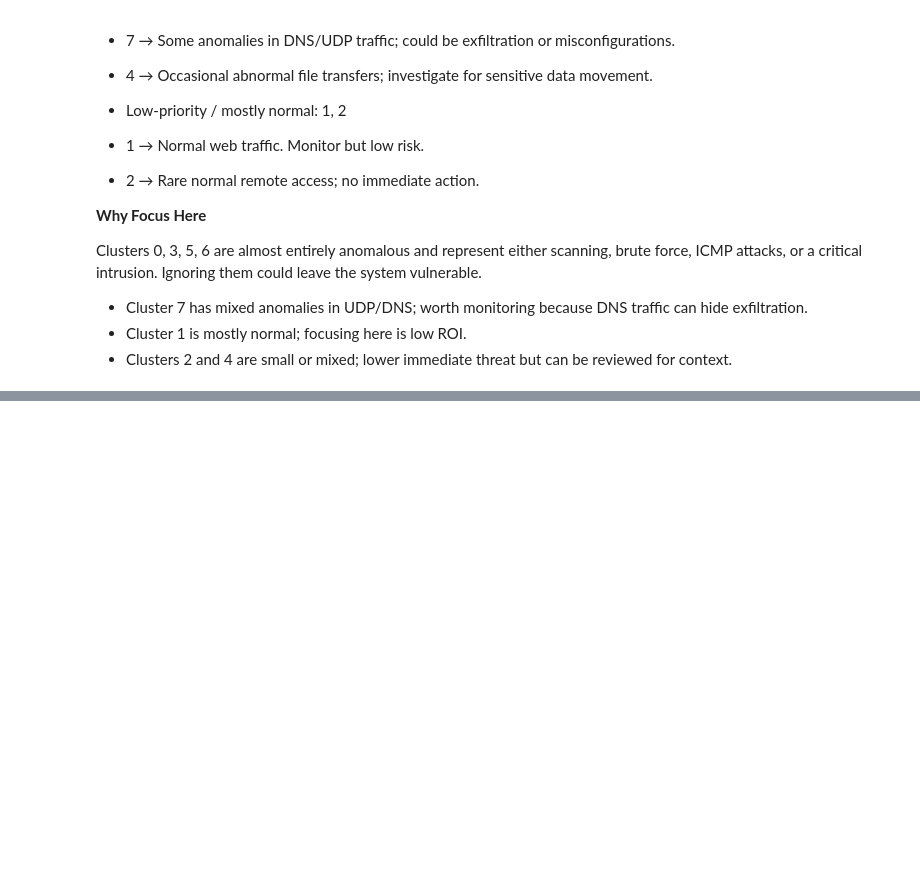
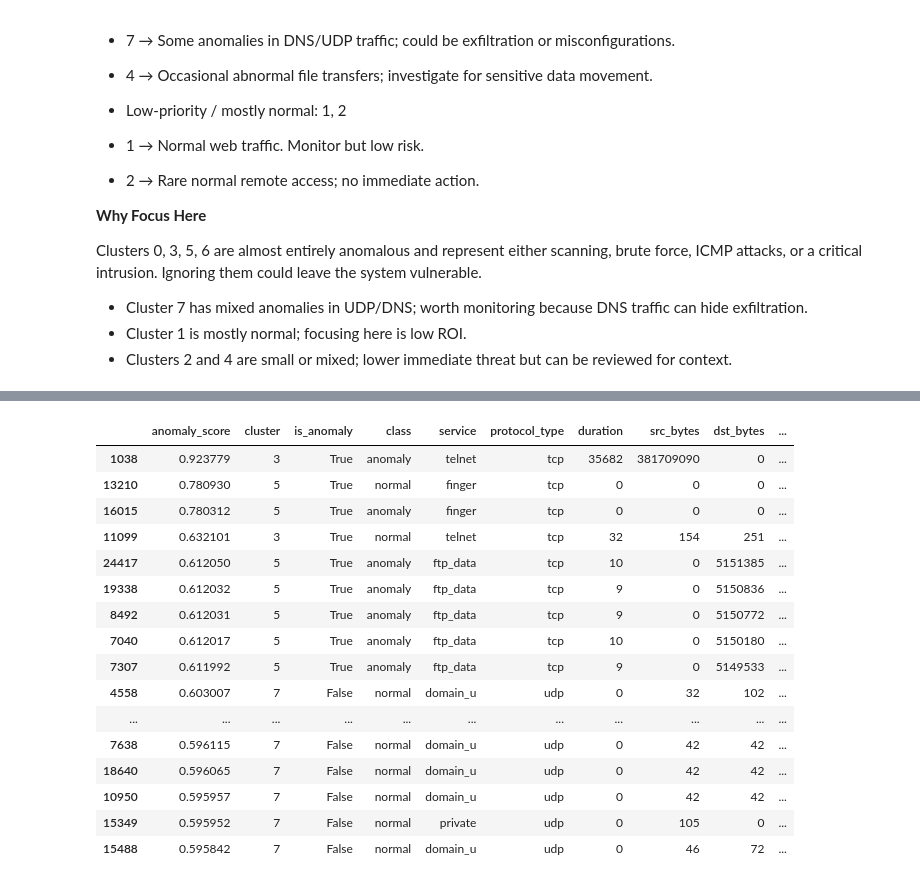
Before and after one commit to tanzilachand/Cybersecurity-Threat-Analysis, a Jupyter notebook: jupyter_notebooks/model.ipynb, the cells around one changed output, grey strips where cells are left out. Drawn from its saved outputs; the diff is of its cells as text; code cells hidden in the pictures; blank space fills up the shorter version.

```diff
--- a/jupyter_notebooks/model.ipynb
+++ b/jupyter_notebooks/model.ipynb
@@ -842,0 +1046,63 @@ Clusters 0, 3, 5, 6 are almost entirely anomalous and represent either scanning,
+# %%
+import numpy as np
+import pandas as pd
+from sklearn.preprocessing import StandardScaler
+from sklearn.metrics import pairwise_distances
+
+# Parameters
+TOP_N = 50
+
+# Ensure numeric features set
+numeric_feats = df.select_dtypes(include='number').columns.tolist()
+if 'cluster' in numeric_feats: numeric_feats.remove('cluster')
+if 'is_anomaly' in numeric_feats: numeric_feats.remove('is_anomaly')
+
+# Scaled matrix
+scaler = StandardScaler()
+X_num = scaler.fit_transform(df[numeric_feats].fillna(0))
+
+# compute centroids
+clusters = df['cluster'].unique()
+centroids = np.vstack([X_num[df['cluster']==c].mean(axis=0) for c in clusters])
+
+# map cluster id to centroid
+cluster_idx_map = {c:i for i,c in enumerate(sorted(clusters))}
+
+# distance to centroid for each row
+row_centroid_idx = df['cluster'].map(cluster_idx_map).values
+dists = np.linalg.norm(X_num - centroids[row_centroid_idx], axis=1)
+
+# silhouette (optional) - requires X_pca or X_num and at least 2 clusters
+try:
+    from sklearn.metrics import silhouette_samples
+    sil = silhouette_samples(X_num, df['cluster'])
+except Exception:
+    sil = np.zeros(len(df))
+
+# Base anomaly flag (1 for anomaly clusters, 0 otherwise)
+base_flag = df['is_anomaly'].astype(int).values if 'is_anomaly' in df.columns else np.zeros(len(df))
+
+# Normalize components to 0-1
+def normalize_vec(v):
+    v = np.array(v, dtype=float)
+    if v.max()==v.min():
+        return np.zeros_like(v)
+    return (v - v.min()) / (v.max() - v.min())
+
+d_norm = normalize_vec(dists)
+sil_score = normalize_vec(1 - sil)  # lower silhouette -> higher anomaly contribution
+base_norm = base_flag  # already 0/1
+
+# Composite anomaly score (weights can be tuned)
+anomaly_score = 0.5 * d_norm + 0.3 * sil_score + 0.2 * base_norm
+
+df['anomaly_score'] = anomaly_score
+
+# Show top N suspicious rows
+top = df.sort_values('anomaly_score', ascending=False).head(TOP_N)
+# Export top anomalies to CSV for Power BI / reporting
+out_path = '../data/clean/top_anomalies.csv'
+top.to_csv(out_path, index=False)
+print(f'Saved top {TOP_N} anomalies to: {out_path}')
+display(top[['anomaly_score','cluster','is_anomaly','class','service','protocol_type','duration','src_bytes','dst_bytes','hot']])
+# %% [output]
@@ -842,0 +1110,17 @@ Clusters 0, 3, 5, 6 are almost entirely anomalous and represent either scanning,
+|  | anomaly_score | cluster | is_anomaly | class | service | protocol_type | duration | src_bytes | dst_bytes | ... |
+| 1038 | 0.923779 | 3 | True | anomaly | telnet | tcp | 35682 | 381709090 | 0 | ... |
+| 13210 | 0.780930 | 5 | True | normal | finger | tcp | 0 | 0 | 0 | ... |
+| 16015 | 0.780312 | 5 | True | anomaly | finger | tcp | 0 | 0 | 0 | ... |
+| 11099 | 0.632101 | 3 | True | normal | telnet | tcp | 32 | 154 | 251 | ... |
+| 24417 | 0.612050 | 5 | True | anomaly | ftp_data | tcp | 10 | 0 | 5151385 | ... |
+| 19338 | 0.612032 | 5 | True | anomaly | ftp_data | tcp | 9 | 0 | 5150836 | ... |
+| 8492 | 0.612031 | 5 | True | anomaly | ftp_data | tcp | 9 | 0 | 5150772 | ... |
+| 7040 | 0.612017 | 5 | True | anomaly | ftp_data | tcp | 10 | 0 | 5150180 | ... |
+| 7307 | 0.611992 | 5 | True | anomaly | ftp_data | tcp | 9 | 0 | 5149533 | ... |
+| 4558 | 0.603007 | 7 | False | normal | domain_u | udp | 0 | 32 | 102 | ... |
+| ... | ... | ... | ... | ... | ... | ... | ... | ... | ... | ... |
+| 7638 | 0.596115 | 7 | False | normal | domain_u | udp | 0 | 42 | 42 | ... |
+| 18640 | 0.596065 | 7 | False | normal | domain_u | udp | 0 | 42 | 42 | ... |
+| 10950 | 0.595957 | 7 | False | normal | domain_u | udp | 0 | 42 | 42 | ... |
+| 15349 | 0.595952 | 7 | False | normal | private | udp | 0 | 105 | 0 | ... |
+| 15488 | 0.595842 | 7 | False | normal | domain_u | udp | 0 | 46 | 72 | ... |
```
Also changed, not shown: parts of 18 cells of this notebook, 1 other file.
